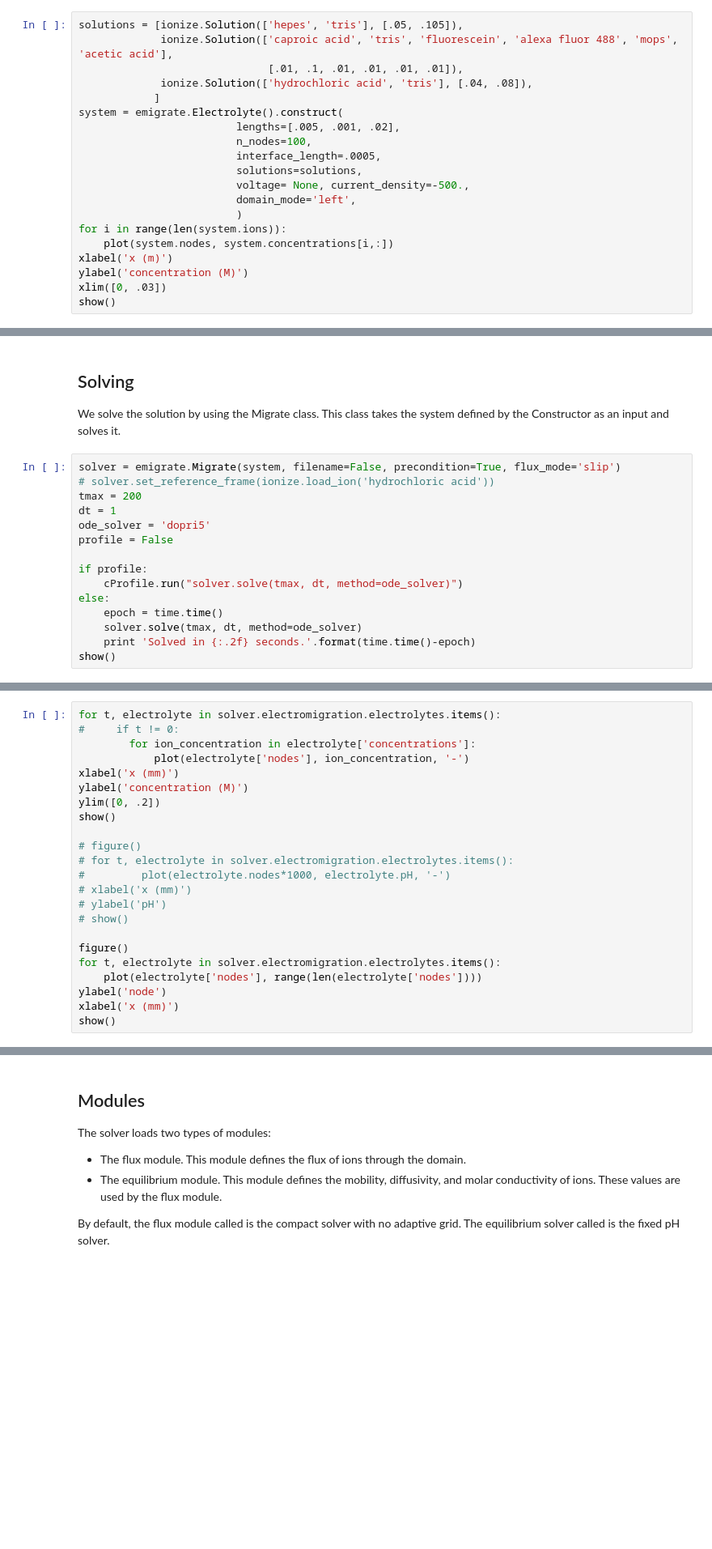
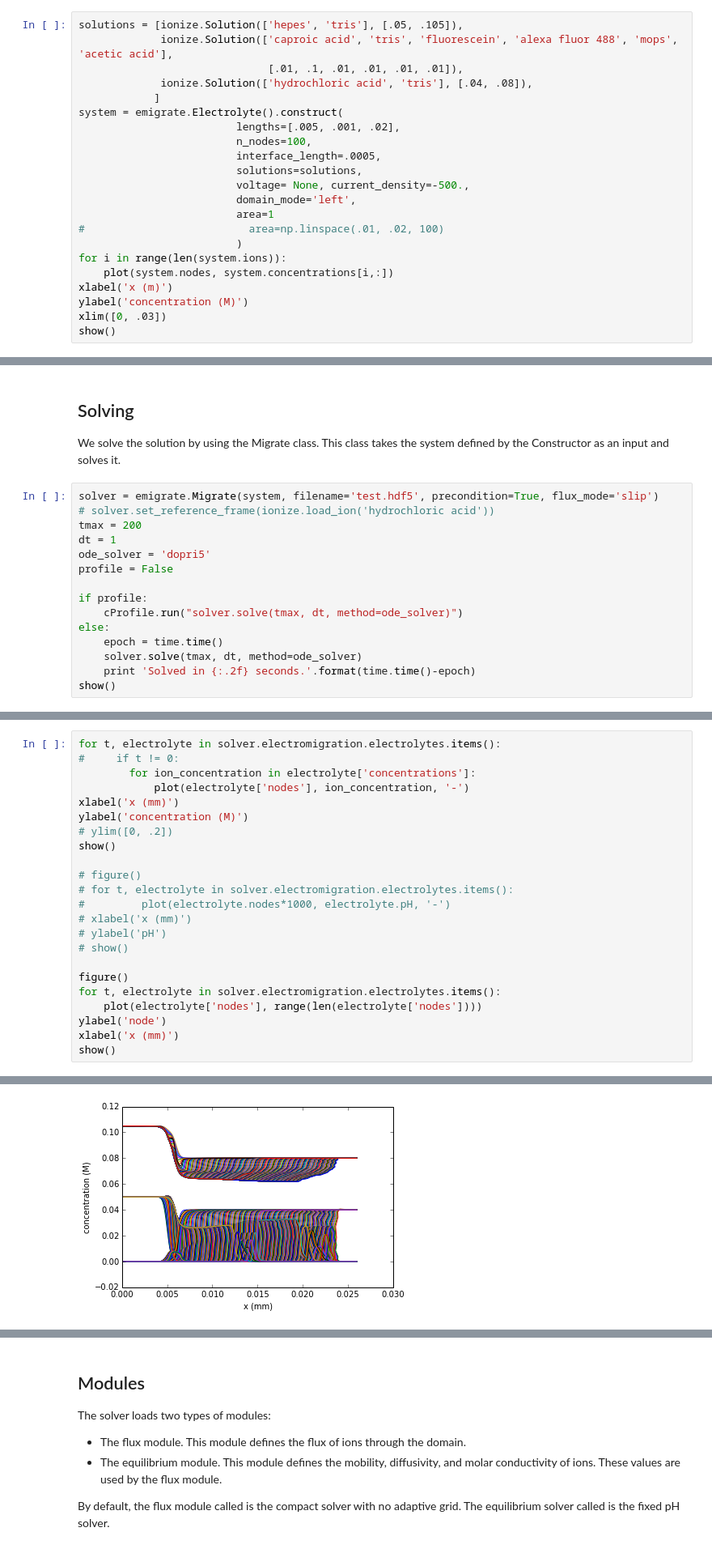
Before and after one commit to lewisamarshall/emigrate, a Jupyter notebook: Tutorial.ipynb, the cells around one changed output, grey strips where cells are left out. Shown at 81% size. Cells and saved outputs as stored; diff of their text form; blank space fills up the shorter version.

Commit message:
Area infrastructure.
Infrastructure works, but variable areas don’t work.

```diff
--- a/Tutorial.ipynb
+++ b/Tutorial.ipynb
@@ -30,6 +30,8 @@ system = emigrate.Electrolyte().construct(
                          solutions=solutions,
                          voltage= None, current_density=-500.,
                          domain_mode='left',
+                         area=1
+#                          area=np.linspace(.01, .02, 100)
                          )
 for i in range(len(system.ions)):
     plot(system.nodes, system.concentrations[i,:])
@@ -44,7 +46,7 @@ Solving
 -------
 We solve the solution by using the Migrate class. This class takes the system defined by the Constructor as an input and solves it.
 # %%
-solver = emigrate.Migrate(system, filename=False, precondition=True, flux_mode='slip')
+solver = emigrate.Migrate(system, filename='test.hdf5', precondition=True, flux_mode='slip')
 # solver.set_reference_frame(ionize.load_ion('hydrochloric acid'))
 tmax = 200
 dt = 1
@@ -67,7 +69,7 @@ for t, electrolyte in solver.electromigration.electrolytes.items():
             plot(electrolyte['nodes'], ion_concentration, '-')
 xlabel('x (mm)')
 ylabel('concentration (M)')
-ylim([0, .2])
+# ylim([0, .2])
 show()
 
 # figure()
@@ -87,0 +89 @@ TypeError: 'Electrolyte' object has no attribute '__getitem__'
+[figure, added]
```
Also changed, not shown: parts of 3 cells of this notebook, 4 other files.
